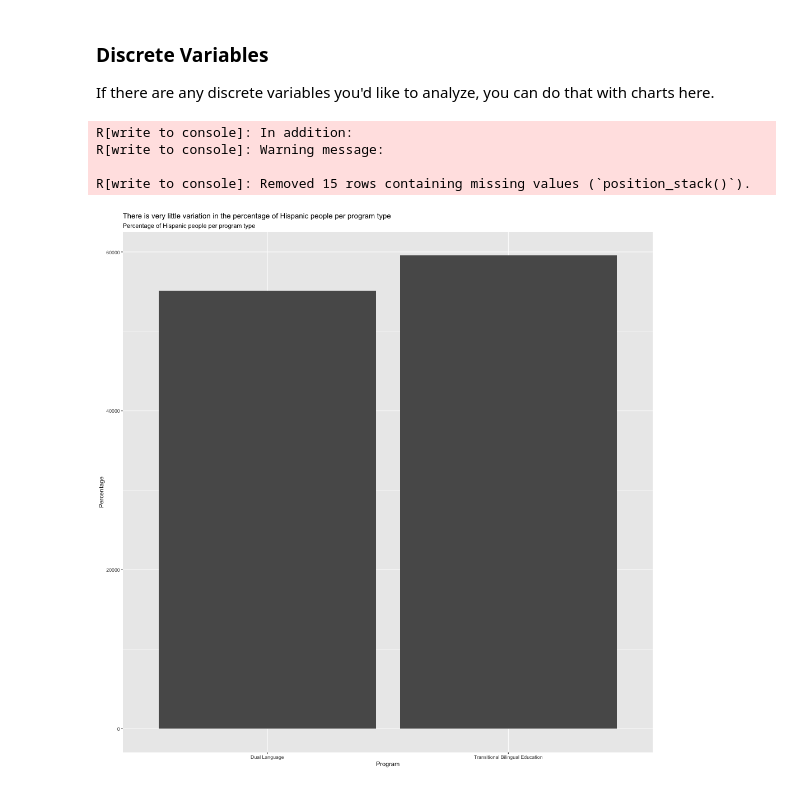
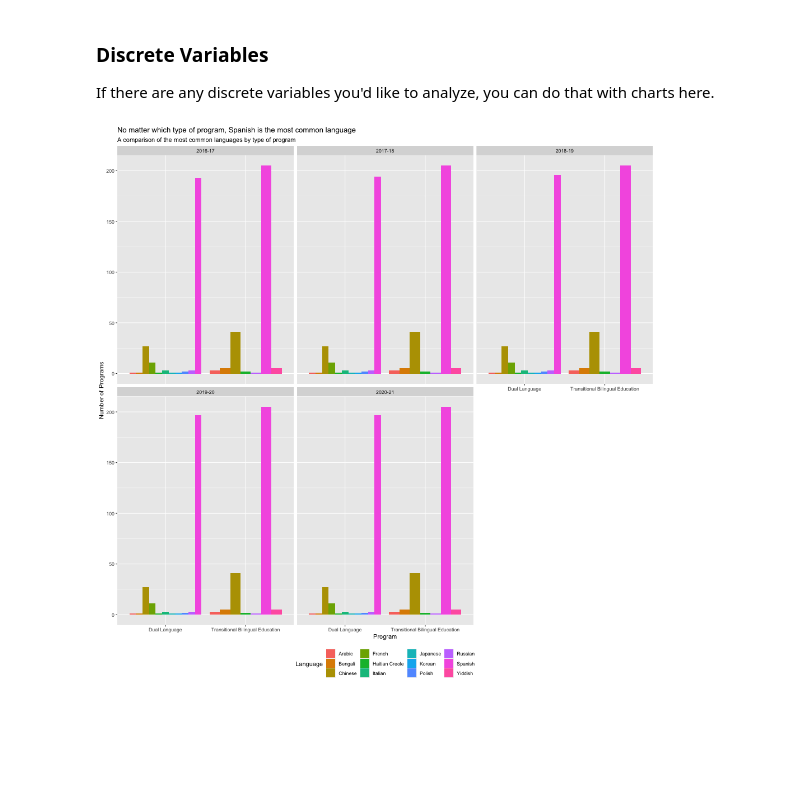
Before and after one commit to renatadaou/connect-to-census, a Jupyter notebook: distributions.ipynb, the cells around one changed output. Saved outputs shown, nothing was run; the diff lists cells and outputs as text; code cells hidden in the pictures; blank space fills up the shorter version.

```diff
--- a/distributions.ipynb
+++ b/distributions.ipynb
@@ -328,26 +357,19 @@ ggplot(df, aes(x = Program, fill = Language)) +
 ### Discrete Variables
 
 If there are any discrete variables you'd like to analyze, you can do that with charts here.
-# %%
-%%R -w 1000 -h 1000
-
-library(ggplot2)
-
-# Check if 'total_estimate' column exists in the dataframe 'df'
-if ('hispanic_estimate' %in% colnames(df)) {
-    ggplot(df, aes(x = Program, y = hispanic_estimate/total_estimate * 100)) +
-        geom_bar(stat = "identity") +
-        labs(x = "Program", y = "Percentage", subtitle = "Percentage of Hispanic people per program type") +
-        ggtitle("There is very little variation in the percentage of Hispanic people per program type")
-} else {
-    print("The 'hispanic_estimate' column does not exist in the dataframe 'df'. Please ensure the column is present.")
-}
-# %% [output]
-R[write to console]: In addition:
-R[write to console]: Warning message:
-
-R[write to console]: Removed 15 rows containing missing values (`position_stack()`).
-[figure, removed]
+# %%
+%%R -w 1000 -h 1000
+
+library(ggplot2)
+
+ggplot(df, aes(x = Program, fill = Language)) +
+    geom_bar(position = "dodge") +
+    labs(x = "Program", y = "Number of Programs", subtitle = "A comparison of the most common languages by type of program") +
+    ggtitle("No matter which type of program, Spanish is the most common language") +
+    facet_wrap(~Year) +
+    theme(legend.position = "bottom")
+# %% [output]
+[figure, added]
 # %%
 # code for plot 2
 # make sure to make a meaningful title and subtitle
```
Also changed, not shown: parts of 8 cells of this notebook, 2 other files.
